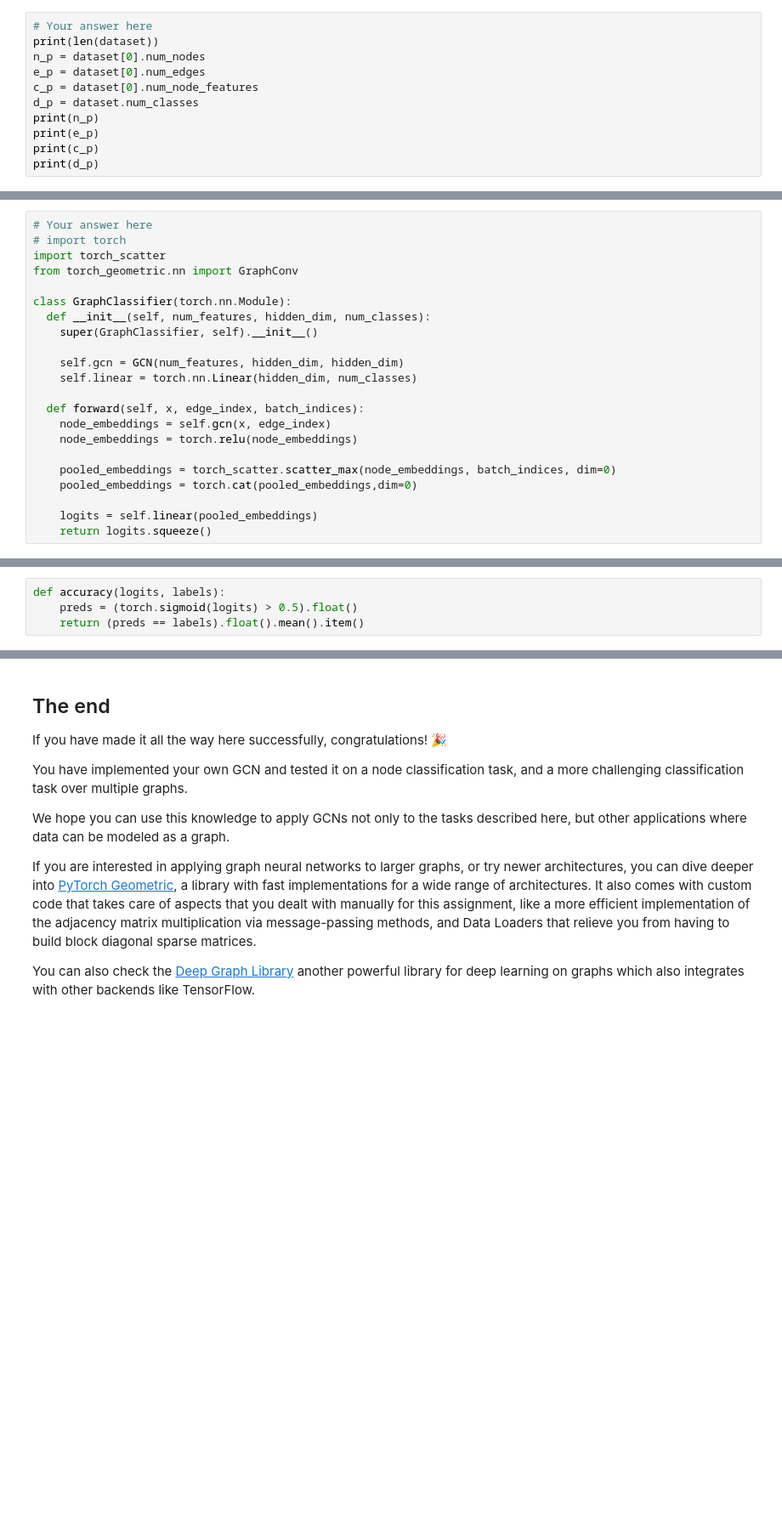
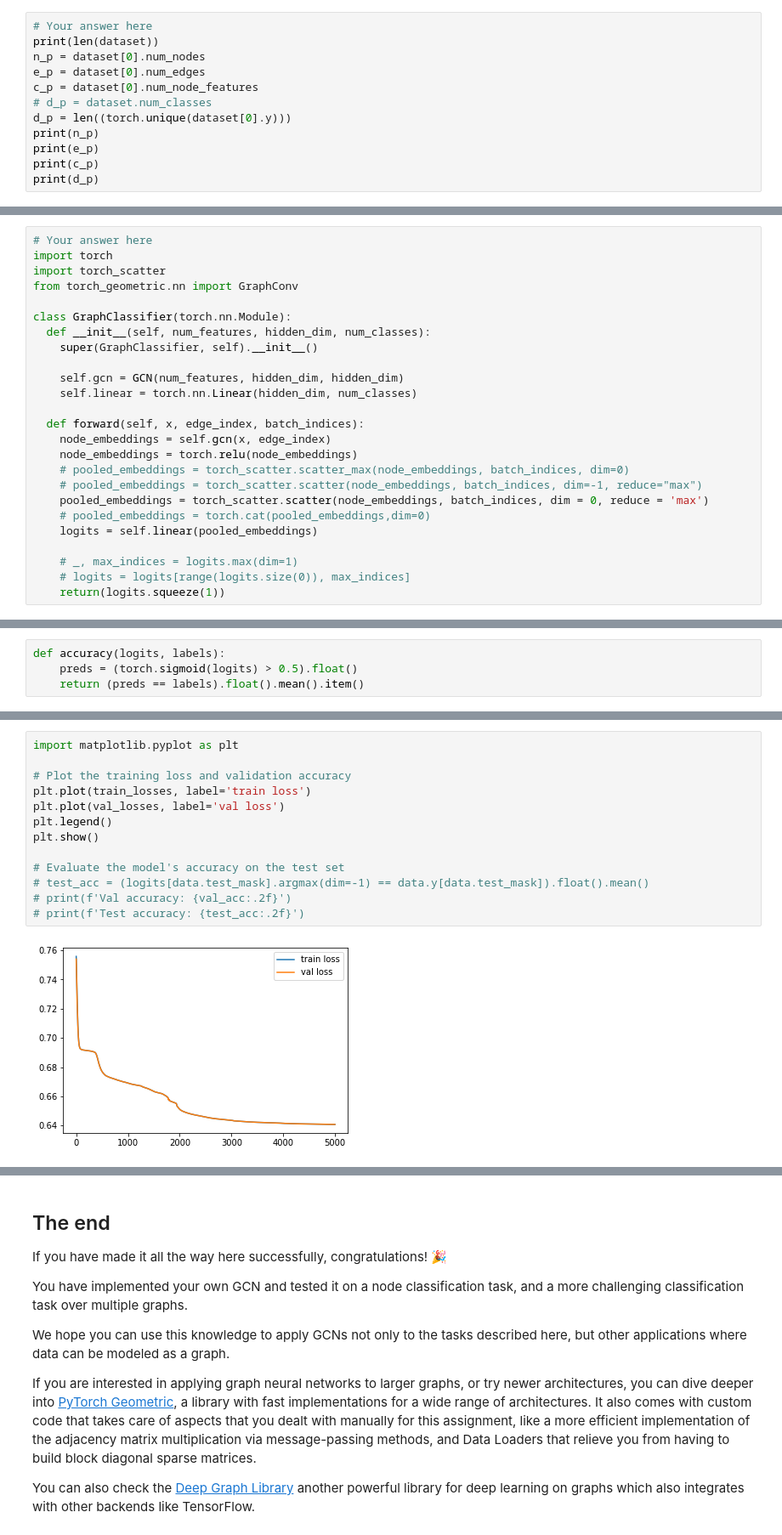
Before and after one commit to Jpayanshi/GCN-Assignment, a Jupyter notebook: Copy_of_assignment_4b.ipynb, the cells around one changed output, grey strips where cells are left out. Shown at 85% size. Cells and saved outputs as stored; diff of their text form; blank space fills up the shorter version.

```diff
--- a/Copy_of_assignment_4b.ipynb
+++ b/Copy_of_assignment_4b.ipynb
@@ -559,7 +542,8 @@ print(len(dataset))
 n_p = dataset[0].num_nodes
 e_p = dataset[0].num_edges
 c_p = dataset[0].num_node_features
-d_p = dataset.num_classes
+# d_p = dataset.num_classes
+d_p = len((torch.unique(dataset[0].y)))
 print(n_p)
 print(e_p)
 print(c_p)
@@ -744,7 +729,7 @@ Implement a `GraphClassifier` module using PyTorch.
 The output of the forward should be a 1D tensor (you might need to call `squeeze` to get rid of extra dimensions) containing the logits for all graphs in the batch, for the binary classification task.
 # %%
 # Your answer here
-# import torch
+import torch
 import torch_scatter
 from torch_geometric.nn import GraphConv
 
@@ -758,12 +743,15 @@ class GraphClassifier(torch.nn.Module):
   def forward(self, x, edge_index, batch_indices):
     node_embeddings = self.gcn(x, edge_index)
     node_embeddings = torch.relu(node_embeddings)
+    # pooled_embeddings = torch_scatter.scatter_max(node_embeddings, batch_indices, dim=0)
+    # pooled_embeddings = torch_scatter.scatter(node_embeddings, batch_indices, dim=-1, reduce="max")
+    pooled_embeddings = torch_scatter.scatter(node_embeddings, batch_indices, dim = 0, reduce = 'max')
+    # pooled_embeddings = torch.cat(pooled_embeddings,dim=0)
+    logits = self.linear(pooled_embeddings)
 
-    pooled_embeddings = torch_scatter.scatter_max(node_embeddings, batch_indices, dim=0)
-    pooled_embeddings = torch.cat(pooled_embeddings,dim=0)
-
-    logits = self.linear(pooled_embeddings)
-    return logits.squeeze()
+    # _, max_indices = logits.max(dim=1)
+    # logits = logits[range(logits.size(0)), max_indices]
+    return(logits.squeeze(1))
 # %%
 # Number of input features for Cora dataset
 number_of_node = n_p
@@ -847,0 +866,15 @@ ValueError: ignored
+# %%
+import matplotlib.pyplot as plt
+
+# Plot the training loss and validation accuracy
+plt.plot(train_losses, label='train loss')
+plt.plot(val_losses, label='val loss')
+plt.legend()
+plt.show()
+
+# Evaluate the model's accuracy on the test set
+# test_acc = (logits[data.test_mask].argmax(dim=-1) == data.y[data.test_mask]).float().mean()
+# print(f'Val accuracy: {val_acc:.2f}')
+# print(f'Test accuracy: {test_acc:.2f}')
+# %% [output]
+[figure, added]
```
Also changed, not shown: parts of 10 cells of this notebook.
